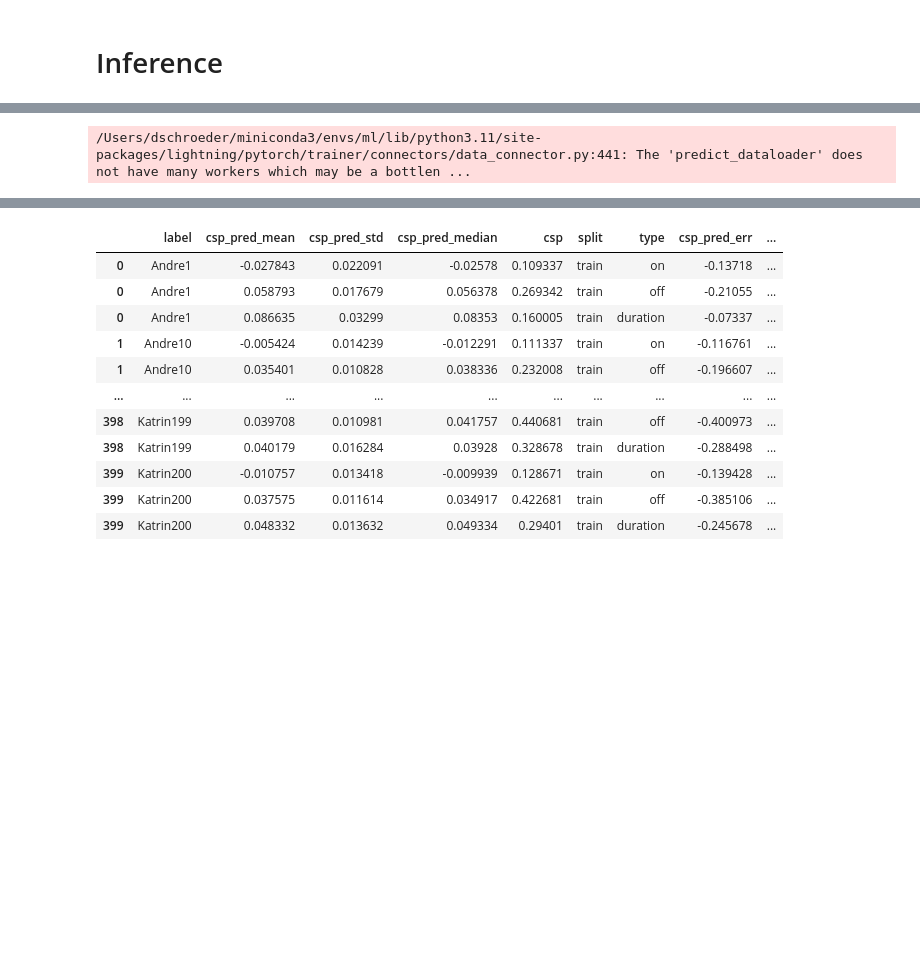
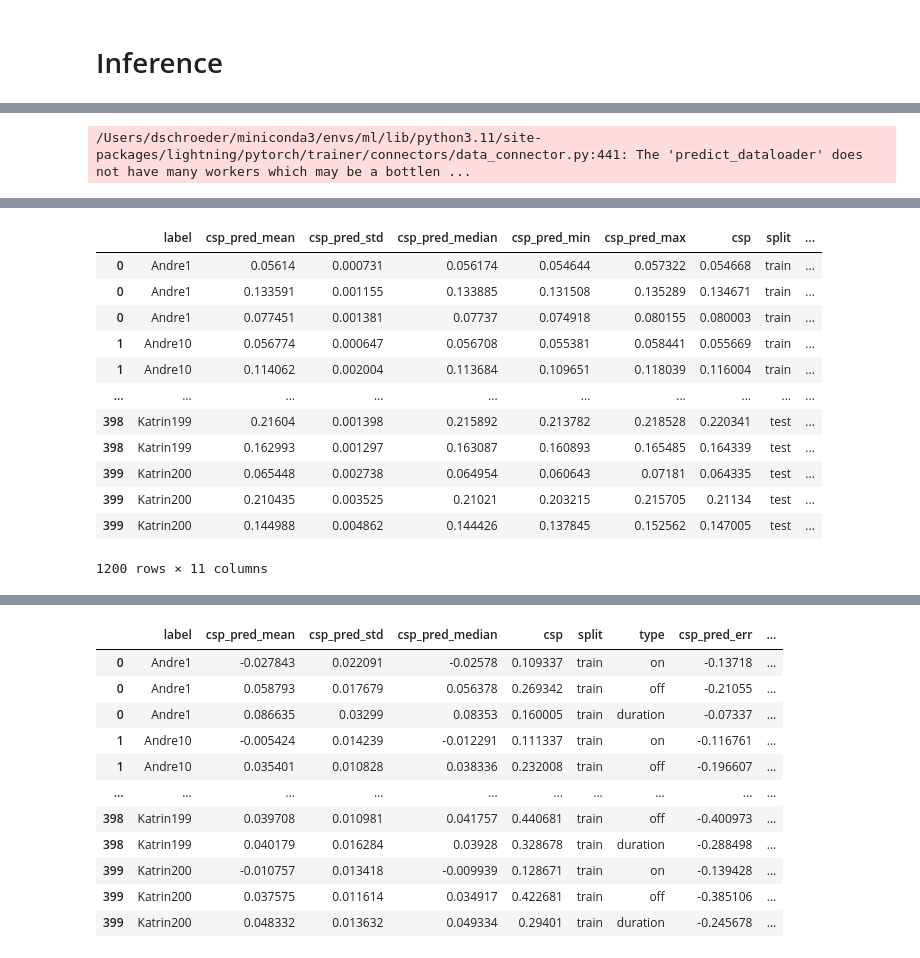
Before and after one commit to wirhabenzeit/csp, a Jupyter notebook: xresnet.ipynb, the cells around one changed output, grey strips where cells are left out. Saved outputs shown, nothing was run; the diff lists cells and outputs as text; code cells hidden in the pictures; blank space fills up the shorter version.

Commit message:
new data

```diff
--- a/xresnet.ipynb
+++ b/xresnet.ipynb
@@ -116,14 +113,23 @@ class CSPDataModule(LightningDataModule):
         if "csp_pred" in data:
             csp_pred = np.array(list(df["real_csp_pred"]))
             df["real_csp_pred"] = np.concatenate([csp_pred,np.array([csp_pred[:,1]-csp_pred[:,0]]).T],axis=1).tolist()
-            df1 = df.groupby("label").agg({"real_csp_pred": [lambda x: np.array(list(x)).mean(axis=0),lambda x: np.array(list(x)).std(axis=0),lambda x: np.median(np.array(list(x)),axis=0)]})
-            df1.rename(columns={"<lambda_0>": "csp_pred_mean", "<lambda_1>": "csp_pred_std", "<lambda_2>": "csp_pred_median"}, inplace=True)
+            df1 = df.groupby("label").agg({"real_csp_pred": [lambda x: np.array(list(x)).mean(axis=0),
+                                                             lambda x: np.array(list(x)).std(axis=0),
+                                                             lambda x: np.median(np.array(list(x)),axis=0),
+                                                             lambda x: np.array(list(x)).min(axis=0),
+                                                             lambda x: np.array(list(x)).max(axis=0)
+                                                             ]})
+            df1.rename(columns={"<lambda_0>": "csp_pred_mean",
+                                "<lambda_1>": "csp_pred_std",
+                                "<lambda_2>": "csp_pred_median",
+                                "<lambda_3>": "csp_pred_min",
+                                "<lambda_4>": "csp_pred_max"}, inplace=True)
             df1.columns=df1.columns.droplevel(0)
             df1.reset_index(inplace=True)
         csps = np.concatenate([self.csps,np.array([self.csps[:,1].numpy()-self.csps[:,0].numpy()]).T],axis=1)*self.max_time
         df2 = pd.DataFrame({"label": self.labels, "csp": csps.tolist(), "split": self.split.tolist()})
         df = pd.merge(df1,df2,how="inner",on="label") if df1 is not None else df2
-        df=df.explode(["csp", "csp_pred_mean", "csp_pred_std", "csp_pred_median"] if df1 is not None else ["csp"])
+        df=df.explode(["csp", "csp_pred_mean", "csp_pred_std", "csp_pred_median","csp_pred_min","csp_pred_max"] if df1 is not None else ["csp"])
         df["type"] = ["on","off","duration"]*(len(df)//3)
         if "csp_pred" in data:
             df["csp_pred_err"] = df["csp_pred_mean"]-df["csp"]
@@ -302,10 +308,12 @@ class CSPLearner(LightningModule):
             if row[1]["label"] not in self.pred_log:
                 self.pred_log[row[1]["label"]] = dict()
             if row[1]["type"] not in self.pred_log[row[1]["label"]]:
-                self.pred_log[row[1]["label"]][row[1]["type"]] = {"mean": [], "std": [], "median": []}
+                self.pred_log[row[1]["label"]][row[1]["type"]] = {"mean": [], "std": [], "median": [], "min": [], "max": []}
             self.pred_log[row[1]["label"]][row[1]["type"]]["mean"].append(row[1]["csp_pred_mean"])
             self.pred_log[row[1]["label"]][row[1]["type"]]["std"].append(row[1]["csp_pred_std"])
             self.pred_log[row[1]["label"]][row[1]["type"]]["median"].append(row[1]["csp_pred_median"])
+            self.pred_log[row[1]["label"]][row[1]["type"]]["min"].append(row[1]["csp_pred_min"])
+            self.pred_log[row[1]["label"]][row[1]["type"]]["max"].append(row[1]["csp_pred_max"])
 
         fig = self.trainer.datamodule.to_fig(df)
         self.logger.experiment.add_figure("scatter", fig, self.current_epoch)
@@ -335,11 +343,11 @@ class CSPLearner(LightningModule):
 # %% [markdown]
 # Training
 # %%
-window_size = 512
+window_size = 256
 batch_size  = 32
 lr = 1e-3
 lr_end = 1e-4
-epochs = 5000
+epochs = 10000
 arch = "xresnet1d18plus"
 accumulate_grad_batches = 1
 test_copies = 5
@@ -438,24 +467,36 @@ trainer.save_checkpoint(f"lightning_checkpoints/{json_file.split('.')[0]}_{arch}
 # %%
 test_copies = 20
 cspAllData = CSPDataModule(
-        "all_data.json",
+        "andre_data.json",
         batch_size = batch_size,
         num_workers = 0,
         transform = signal_augmentation(
             to=window_size,
             shift_mag=shift_mag,
             scale_mag=scale_mag,
             drift_mag=drift_mag,
             noise_mag=noise_mag,
             center_csp=center_csp),
         test_copies=test_copies
 )
-cspAllData.prepare_data()
-cspAllData.setup("predict")
 data = collate(trainer.predict(learner, datamodule=cspAllData))
 df = cspAllData.to_df(data,aggregate=True)
+df[["csp_pred_err_abs","csp_pred_std","split","type"]].groupby(["split","type"]).agg("mean")
 # %% [output]
 [interactive output not drawn]
 /Users/dschroeder/miniconda3/envs/ml/lib/python3.11/site-packages/lightning/pytorch/trainer/connectors/data_connector.py:441: The 'predict_dataloader' does not have many workers which may be a bottlen ...
 [interactive output not drawn]
 [interactive output not drawn]
+|  | label | csp_pred_mean | csp_pred_std | csp_pred_median | csp_pred_min | csp_pred_max | csp | split | ... |
+| 0 | Andre1 | 0.05614 | 0.000731 | 0.056174 | 0.054644 | 0.057322 | 0.054668 | train | ... |
+| 0 | Andre1 | 0.133591 | 0.001155 | 0.133885 | 0.131508 | 0.135289 | 0.134671 | train | ... |
+| 0 | Andre1 | 0.077451 | 0.001381 | 0.07737 | 0.074918 | 0.080155 | 0.080003 | train | ... |
+| 1 | Andre10 | 0.056774 | 0.000647 | 0.056708 | 0.055381 | 0.058441 | 0.055669 | train | ... |
+| 1 | Andre10 | 0.114062 | 0.002004 | 0.113684 | 0.109651 | 0.118039 | 0.116004 | train | ... |
+| ... | ... | ... | ... | ... | ... | ... | ... | ... | ... |
+| 398 | Katrin199 | 0.21604 | 0.001398 | 0.215892 | 0.213782 | 0.218528 | 0.220341 | test | ... |
+| 398 | Katrin199 | 0.162993 | 0.001297 | 0.163087 | 0.160893 | 0.165485 | 0.164339 | test | ... |
+| 399 | Katrin200 | 0.065448 | 0.002738 | 0.064954 | 0.060643 | 0.07181 | 0.064335 | test | ... |
+| 399 | Katrin200 | 0.210435 | 0.003525 | 0.21021 | 0.203215 | 0.215705 | 0.21134 | test | ... |
+| 399 | Katrin200 | 0.144988 | 0.004862 | 0.144426 | 0.137845 | 0.152562 | 0.147005 | test | ... |
+1200 rows × 11 columns
```
Also changed, not shown: parts of 5 cells of this notebook, 2 other files.
